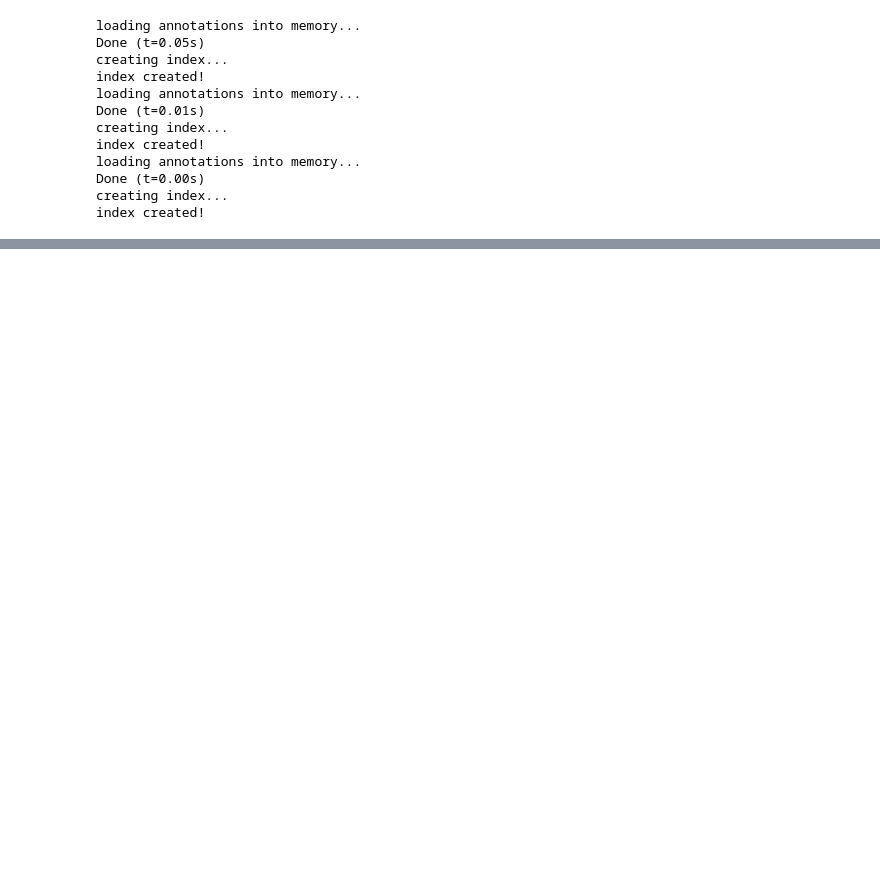
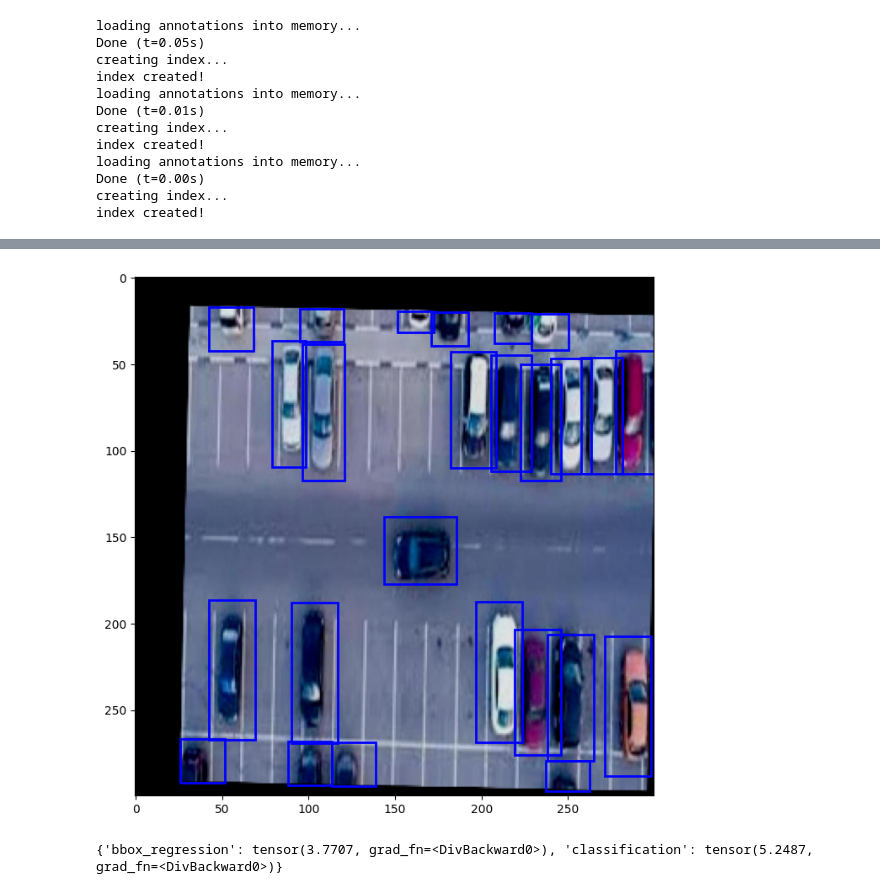
Before and after one commit to Sara-Alo/computer-vision-project-mawqif4, a Jupyter notebook: models_training/mobileNet_Farah.ipynb, the cells around one changed output, grey strips where cells are left out. Cells and saved outputs as stored; diff of their text form; code cells hidden in the pictures; blank space fills up the shorter version.

```diff
--- a/models_training/mobileNet_Farah.ipynb
+++ b/models_training/mobileNet_Farah.ipynb
@@ -14,23 +109,22 @@ transform = transforms.Compose([transforms.ToTensor()])
 # %%
 # Loading the images with the new annotations we did
-train_dataset = CocoDetection(
+train_dataset = CocoDetectionA(
     root="/Users/farahalhanaya/computer-vision-project-mawqif/Dataset/train",
     annFile="/Users/farahalhanaya/computer-vision-project-mawqif/Dataset/train/_annotations.coco.json",
-    transform=transform
+    transforms=train_aug
 )
 
-val_dataset = CocoDetection(
+val_dataset = CocoDetectionA(
     root="/Users/farahalhanaya/computer-vision-project-mawqif/Dataset/valid",
     annFile="/Users/farahalhanaya/computer-vision-project-mawqif/Dataset/valid/_annotations.coco.json",
-    transform=transform
+    transforms=val_aug
 )
 
-test_dataset = CocoDetection(
+test_dataset = CocoDetectionA(
     root="/Users/farahalhanaya/computer-vision-project-mawqif/Dataset/test",
     annFile="/Users/farahalhanaya/computer-vision-project-mawqif/Dataset/test/_annotations.coco.json",
-    transform=transform
+    transforms=val_aug
 )
-
 
 # This will give us the image as a Tensor [3,H,W], each image with the three channels with the hight and width
 # Our target wich is the bounding boxes with the class (Car)
@@ -103,0 +169,3 @@ model = ssdlite320_mobilenet_v3_large(weights="DEFAULT")
+# %%
+anns = train_dataset.coco.loadAnns(train_dataset.coco.getAnnIds(imgIds=train_dataset.ids[0]))
+print(anns[0]["bbox"])
@@ -103,0 +174,4 @@ model = ssdlite320_mobilenet_v3_large(weights="DEFAULT")
+# %%
+img, target = train_dataset[0]
+print("Image shape:", img.shape)
+print("Target:", target)
@@ -103,0 +196,23 @@ model = ssdlite320_mobilenet_v3_large(weights="DEFAULT")
+# %%
+def denormalize(img_tensor):
+    # mean and std used in A.Normalize
+    mean = torch.tensor([0.485, 0.456, 0.406]).view(3,1,1)
+    std  = torch.tensor([0.229, 0.224, 0.225]).view(3,1,1)
+
+    img = img_tensor.clone()
+    img = img * std + mean   # undo normalization so the image looks claer
+    img = img.permute(1, 2, 0).numpy()
+    img = np.clip(img, 0, 1)
+    return img
+
+img, target = train_dataset[0]
+img_np = denormalize(img)
+
+plt.figure(figsize=(8,8))
+plt.imshow(img_np)
+for (x1,y1,x2,y2) in target["boxes"]:
+    rect = patches.Rectangle((x1,y1), x2-x1, y2-y1, linewidth=2, edgecolor="blue", facecolor="none")
+    plt.gca().add_patch(rect)
+plt.show()
+# %% [output]
+[figure, added]
@@ -104,3 +238,9 @@ model = ssdlite320_mobilenet_v3_large(weights="DEFAULT")
+# %%
+images, targets = next(iter(train_loader))
+loss_dict = model(images, targets)
+print(loss_dict)
+# %% [output]
+{'bbox_regression': tensor(3.7707, grad_fn=<DivBackward0>), 'classification': tensor(5.2487, grad_fn=<DivBackward0>)}
 # %%
 print(model.head.classification_head)
 # %% [output]
```
Also changed, not shown: parts of 40 cells of this notebook.
